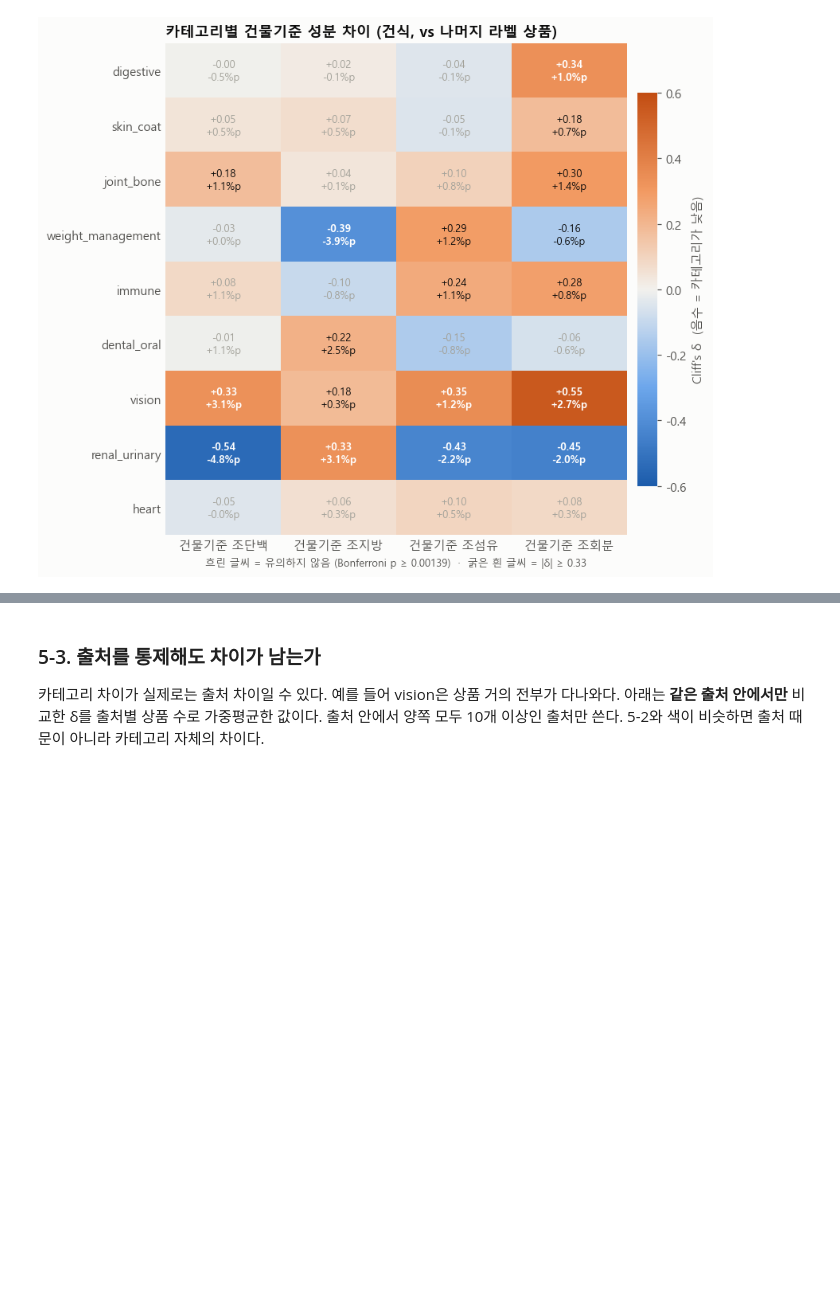
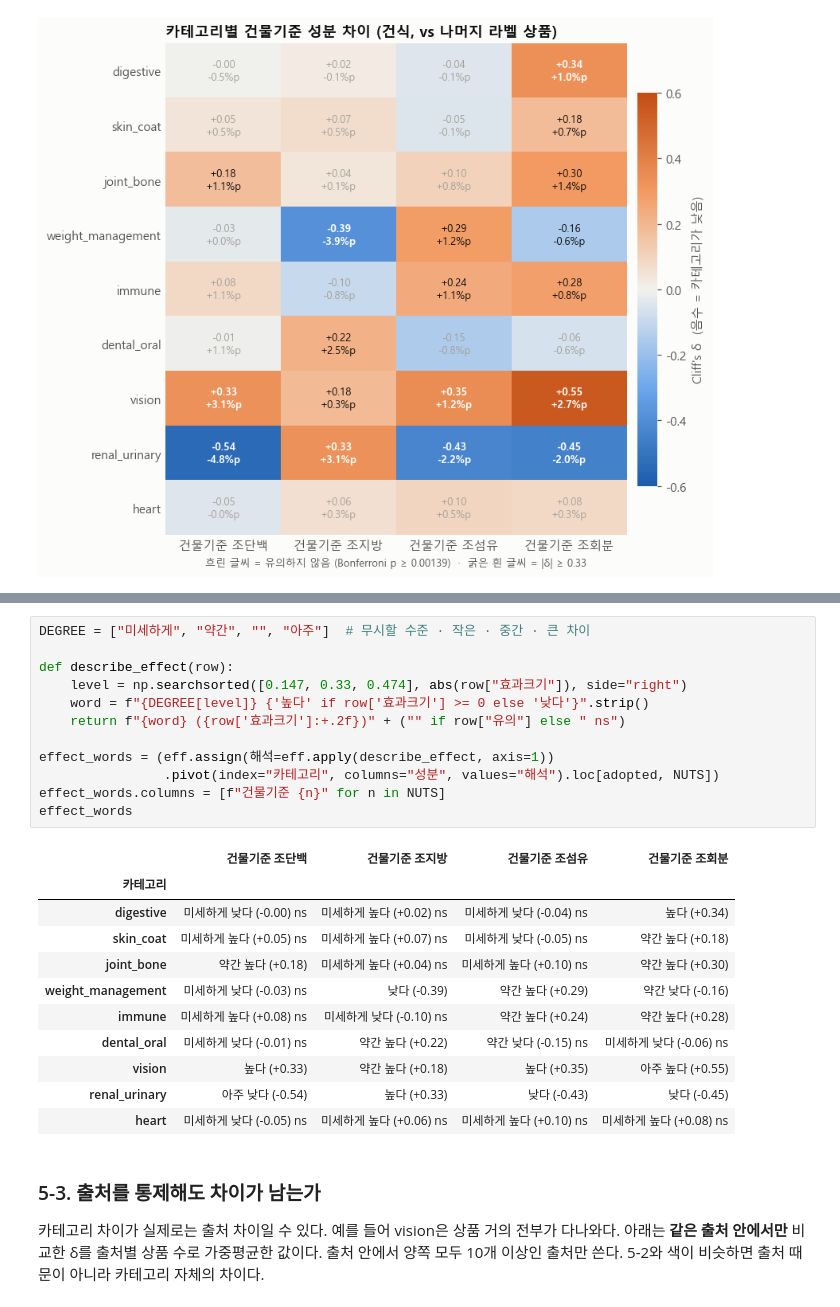
Before and after one commit to 2401480-lab/BigData, a Jupyter notebook: project/EDA/gold_unified_eda.ipynb, the cells around one changed output, grey strips where cells are left out. Saved outputs shown, nothing was run; the diff lists cells and outputs as text; blank space fills up the shorter version.

```diff
--- a/project/EDA/gold_unified_eda.ipynb
+++ b/project/EDA/gold_unified_eda.ipynb
@@ -1128,3 +1139,27 @@ plot_effect_heatmap("효과크기", "카테고리별 건물기준 성분 차이
+# %%
+DEGREE = ["미세하게", "약간", "", "아주"]  # 무시할 수준 · 작은 · 중간 · 큰 차이
+
+def describe_effect(row):
+    level = np.searchsorted([0.147, 0.33, 0.474], abs(row["효과크기"]), side="right")
+    word = f"{DEGREE[level]} {'높다' if row['효과크기'] >= 0 else '낮다'}".strip()
+    return f"{word} ({row['효과크기']:+.2f})" + ("" if row["유의"] else " ns")
+
+effect_words = (eff.assign(해석=eff.apply(describe_effect, axis=1))
+                .pivot(index="카테고리", columns="성분", values="해석").loc[adopted, NUTS])
+effect_words.columns = [f"건물기준 {n}" for n in NUTS]
+effect_words
+# %% [output]
+|  | 건물기준 조단백 | 건물기준 조지방 | 건물기준 조섬유 | 건물기준 조회분 |
+| 카테고리 |  |  |  |  |
+| digestive | 미세하게 낮다 (-0.00) ns | 미세하게 높다 (+0.02) ns | 미세하게 낮다 (-0.04) ns | 높다 (+0.34) |
+| skin_coat | 미세하게 높다 (+0.05) ns | 미세하게 높다 (+0.07) ns | 미세하게 낮다 (-0.05) ns | 약간 높다 (+0.18) |
+| joint_bone | 약간 높다 (+0.18) | 미세하게 높다 (+0.04) ns | 미세하게 높다 (+0.10) ns | 약간 높다 (+0.30) |
+| weight_management | 미세하게 낮다 (-0.03) ns | 낮다 (-0.39) | 약간 높다 (+0.29) | 약간 낮다 (-0.16) |
+| immune | 미세하게 높다 (+0.08) ns | 미세하게 낮다 (-0.10) ns | 약간 높다 (+0.24) | 약간 높다 (+0.28) |
+| dental_oral | 미세하게 낮다 (-0.01) ns | 약간 높다 (+0.22) | 약간 낮다 (-0.15) ns | 미세하게 낮다 (-0.06) ns |
+| vision | 높다 (+0.33) | 약간 높다 (+0.18) | 높다 (+0.35) | 아주 높다 (+0.55) |
+| renal_urinary | 아주 낮다 (-0.54) | 높다 (+0.33) | 낮다 (-0.43) | 낮다 (-0.45) |
+| heart | 미세하게 낮다 (-0.05) ns | 미세하게 높다 (+0.06) ns | 미세하게 높다 (+0.10) ns | 미세하게 높다 (+0.08) ns |
 # %% [markdown]
 ### 5-3. 출처를 통제해도 차이가 남는가
 
```
Also changed, not shown: parts of 1 cell of this notebook, 3 other files.
